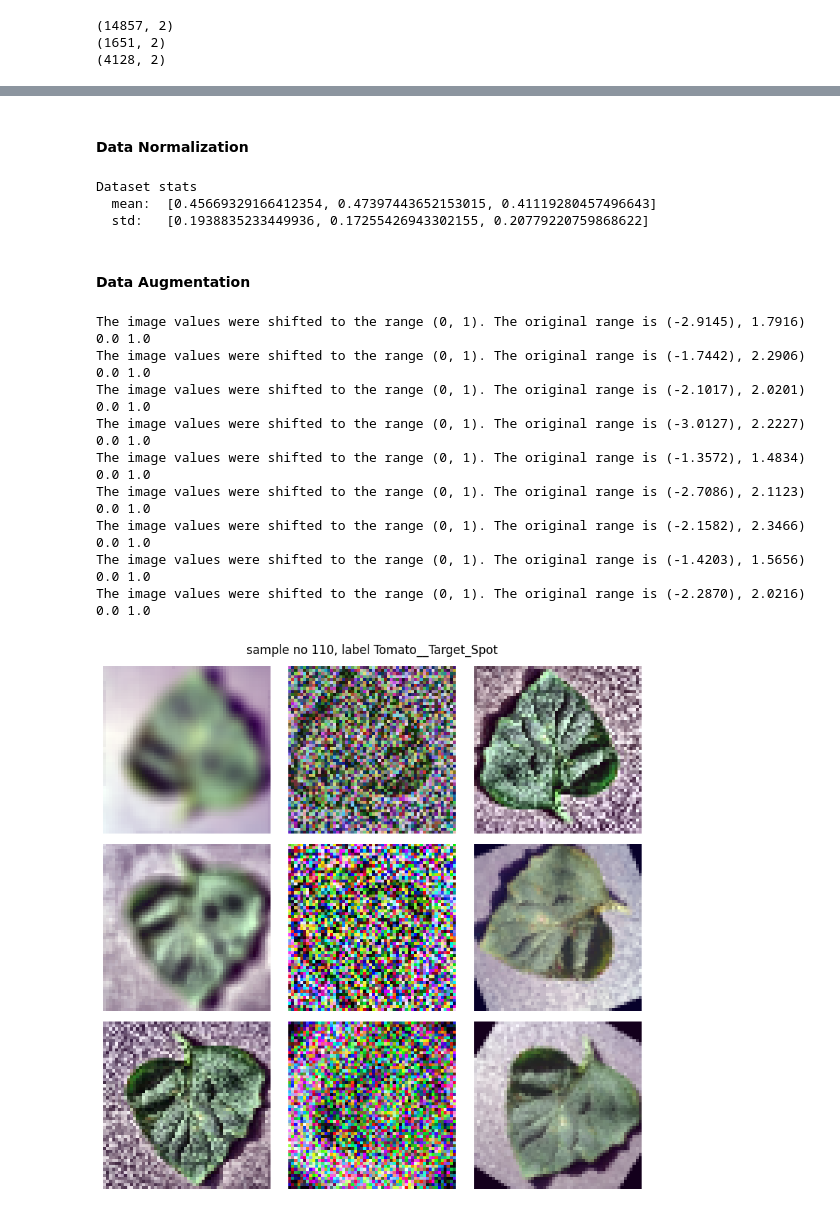
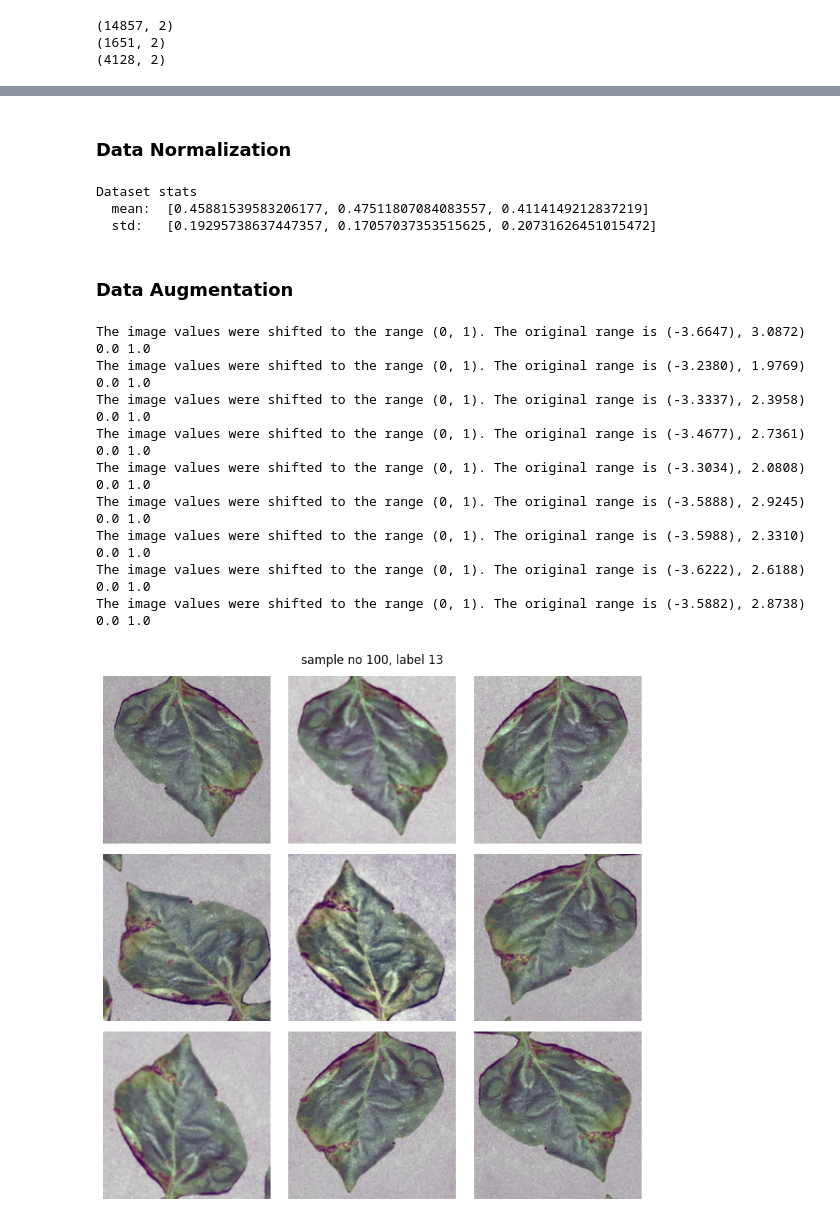
Before and after one commit to xrusnack/Plant-Doctor, a Jupyter notebook: plant_doctors.ipynb, the cells around one changed output, grey strips where cells are left out. Drawn from its saved outputs; the diff is of its cells as text; code cells hidden in the pictures.

```diff
--- a/plant_doctors.ipynb
+++ b/plant_doctors.ipynb
@@ -55,8 +56,9 @@ print(label_map)
 # %%
 from torch.utils import data
 from PIL import Image
-from torchvision.transforms.functional import pil_to_tensor, to_pil_image
+from torchvision.transforms.functional import pil_to_tensor
 import numpy as np
+
 
 class Data(data.Dataset):
     def __init__(self, df, label_map, transforms=None):
@@ -78,14 +80,14 @@ class Data(data.Dataset):
             img = img.permute(1, 2, 0).numpy()
             img = self.transforms(image=img)['image']
 
-        return img, sample.label
+        return img, self.label_map[sample.label]
 
 
-train = Data(train_df[:500], label_map)
-valid = Data(valid_df[:500], label_map)
-test = Data(test_df[:500], label_map)
+train = Data(train_df, label_map)
+valid = Data(valid_df, label_map)
+test = Data(test_df, label_map)
 # %% [markdown]
-#### Data Normalization
+### Data Normalization
 # %%
 import torch
 
@@ -103,8 +105,8 @@ mean, std = get_dataset_stats(train)
 print(f'Dataset stats\n  mean:\t {mean}\n  std:\t {std}' )
 # %% [output]
 Dataset stats
-  mean:  [0.45669329166412354, 0.47397443652153015, 0.41119280457496643]
-  std:   [0.1938835233449936, 0.17255426943302155, 0.20779220759868622]
+  mean:  [0.45881539583206177, 0.47511807084083557, 0.4114149212837219]
+  std:   [0.19295738637447357, 0.17057037353515625, 0.20731626451015472]
 # %%
 def ishow(img,
           cmap='viridis',
@@ -128,7 +130,7 @@ def ishow(img,
         fig.colorbar(pcm, orientation='vertical')
     plt.show()
 # %% [markdown]
-#### Data Augmentation
+### Data Augmentation
 # %%
 def show_augmentations(ds, idx, n_samples=3):
     figure = plt.figure(figsize=(8, 8))
@@ -159,16 +161,16 @@ from albumentations.pytorch import ToTensorV2
 
 
 train_transform = A.Compose([
-    A.Resize(64, 64),
+    A.Resize(224,224), # for vgg
     A.HorizontalFlip(p=.5),
     A.VerticalFlip(p=.5),
-    A.Affine(rotate=(-180,180), p=.5),
-    A.GaussianBlur(blur_limit=(3, 7), p=0.3),
-    A.GaussNoise(p=0.3),
-    A.CenterCrop(width=56, height=56),
-    A.ElasticTransform(p=0.3),
-    A.CLAHE(p=0.3),
-    A.ColorJitter(brightness=0.2, contrast=0.2, saturation=0.2, hue=0.1, p=1.0),
+    A.Rotate(limit=30, p=0.5),
+    A.GaussianBlur(blur_limit=3, p=0.1),
+    #A.GaussNoise(p=0.1),
+    #A.CenterCrop(width=56, height=56),
+    #A.ElasticTransform(p=0.3),
+    A.CLAHE(clip_limit=2, p=0.1),
+    A.ColorJitter(brightness=0.2, contrast=0.2, saturation=0.2, hue=0.1, p=0.5),
     A.Normalize(
         mean=mean,
         std=std,
@@ -178,39 +180,40 @@ train_transform = A.Compose([
 ])
 
 valid_transform = A.Compose([
-    A.Resize(64, 64),
+    A.Resize(224,224),
     A.Normalize(
         mean=mean,
         std=std,
+        normalization="image_per_channel"
     ),
     ToTensorV2()
 ])
 
-train = Data(train_df[:500], label_map, train_transform)
-valid = Data(valid_df[:500], label_map, valid_transform)
-test = Data(test_df[:500], label_map)
+train = Data(train_df, label_map, train_transform)
+valid = Data(valid_df, label_map, valid_transform)
+test = Data(test_df, label_map, valid_transform)
 # %%
-show_augmentations(train, 110)
+show_augmentations(train, 100)
 # %% [output]
-The image values were shifted to the range (0, 1). The original range is (-2.9145), 1.7916)
+The image values were shifted to the range (0, 1). The original range is (-3.6647), 3.0872)
 0.0 1.0
-The image values were shifted to the range (0, 1). The original range is (-1.7442), 2.2906)
+The image values were shifted to the range (0, 1). The original range is (-3.2380), 1.9769)
 0.0 1.0
-The image values were shifted to the range (0, 1). The original range is (-2.1017), 2.0201)
+The image values were shifted to the range (0, 1). The original range is (-3.3337), 2.3958)
 0.0 1.0
-The image values were shifted to the range (0, 1). The original range is (-3.0127), 2.2227)
+The image values were shifted to the range (0, 1). The original range is (-3.4677), 2.7361)
 0.0 1.0
-The image values were shifted to the range (0, 1). The original range is (-1.3572), 1.4834)
+The image values were shifted to the range (0, 1). The original range is (-3.3034), 2.0808)
 0.0 1.0
-The image values were shifted to the range (0, 1). The original range is (-2.7086), 2.1123)
+The image values were shifted to the range (0, 1). The original range is (-3.5888), 2.9245)
 0.0 1.0
-The image values were shifted to the range (0, 1). The original range is (-2.1582), 2.3466)
+The image values were shifted to the range (0, 1). The original range is (-3.5988), 2.3310)
 0.0 1.0
-The image values were shifted to the range (0, 1). The original range is (-1.4203), 1.5656)
+The image values were shifted to the range (0, 1). The original range is (-3.6222), 2.6188)
 0.0 1.0
-The image values were shifted to the range (0, 1). The original range is (-2.2870), 2.0216)
+The image values were shifted to the range (0, 1). The original range is (-3.5882), 2.8738)
 0.0 1.0
-[figure, old version]
+[figure, new version]
 # %%
 from torch.utils.data import WeightedRandomSampler
 from torch.utils.data import DataLoader
```
Also changed, not shown: parts of 16 cells of this notebook, 1 other file.
